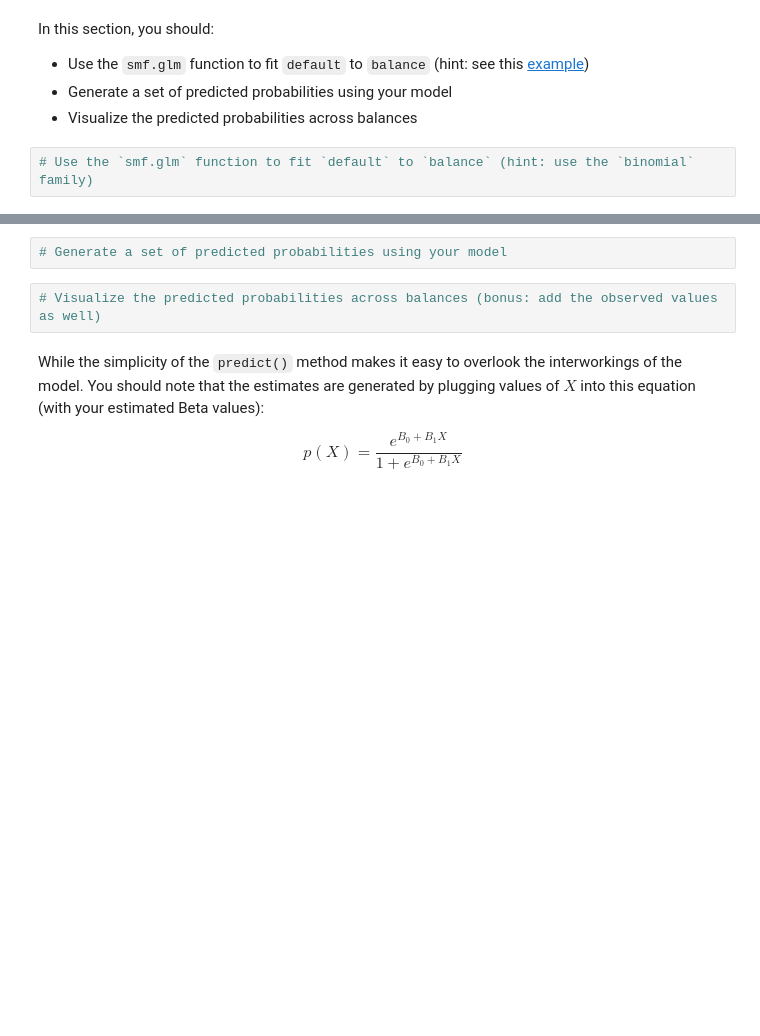
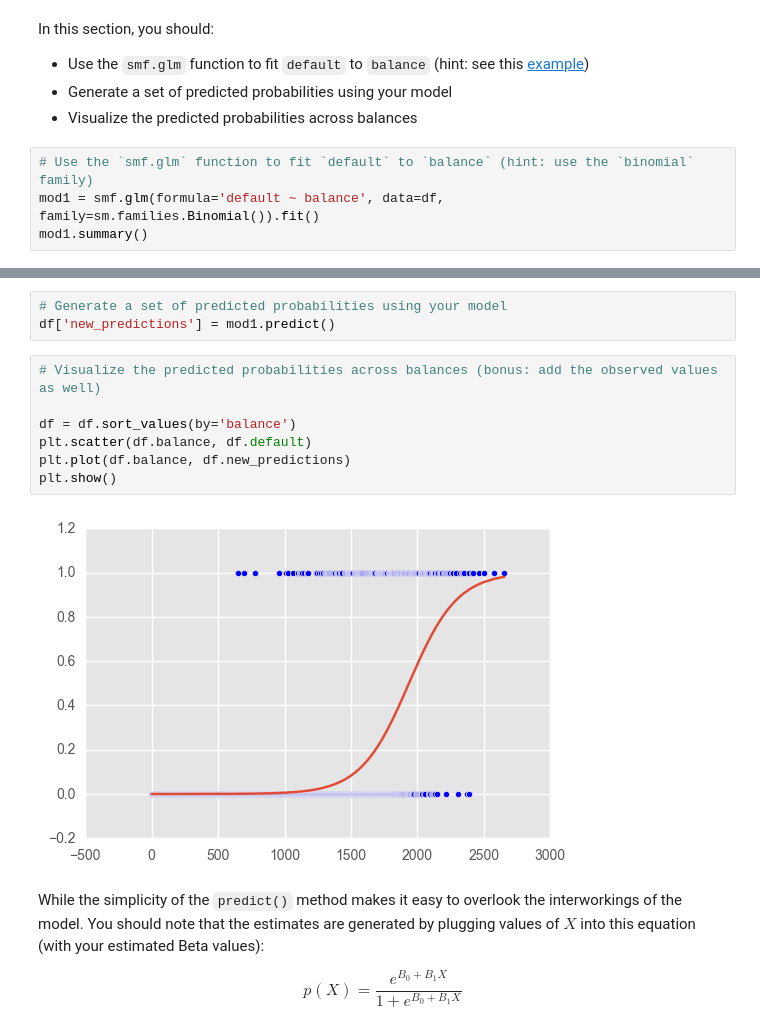
Before and after one commit to info-370/classification, a Jupyter notebook: logistic-regression/demo.ipynb, the cells around one changed output, grey strips where cells are left out. Cells and saved outputs as stored; diff of their text form; blank space fills up the shorter version.

```diff
--- a/logistic-regression/demo.ipynb
+++ b/logistic-regression/demo.ipynb
@@ -133,3 +170,5 @@ In this section, you should:
 - Visualize the predicted probabilities across balances
 # %%
 # Use the `smf.glm` function to fit `default` to `balance` (hint: use the `binomial` family)
+mod1 = smf.glm(formula='default ~ balance', data=df, family=sm.families.Binomial()).fit()
+mod1.summary()
@@ -136,7 +188,15 @@ In this section, you should:
 # %%
 # Generate a set of predicted probabilities using your model
+df['new_predictions'] = mod1.predict()
 # %%
 # Visualize the predicted probabilities across balances (bonus: add the observed values as well)
+
+df = df.sort_values(by='balance')
+plt.scatter(df.balance, df.default)
+plt.plot(df.balance, df.new_predictions)
+plt.show()
+# %% [output]
+[figure, added]
 # %% [markdown]
 While the simplicity of the `predict()` method makes it easy to overlook the interworkings of the model. You should note that the estimates are generated by plugging values of $X$ into this equation (with your estimated Beta values):
 
```
Also changed, not shown: parts of 7 cells of this notebook, 2 other files.
